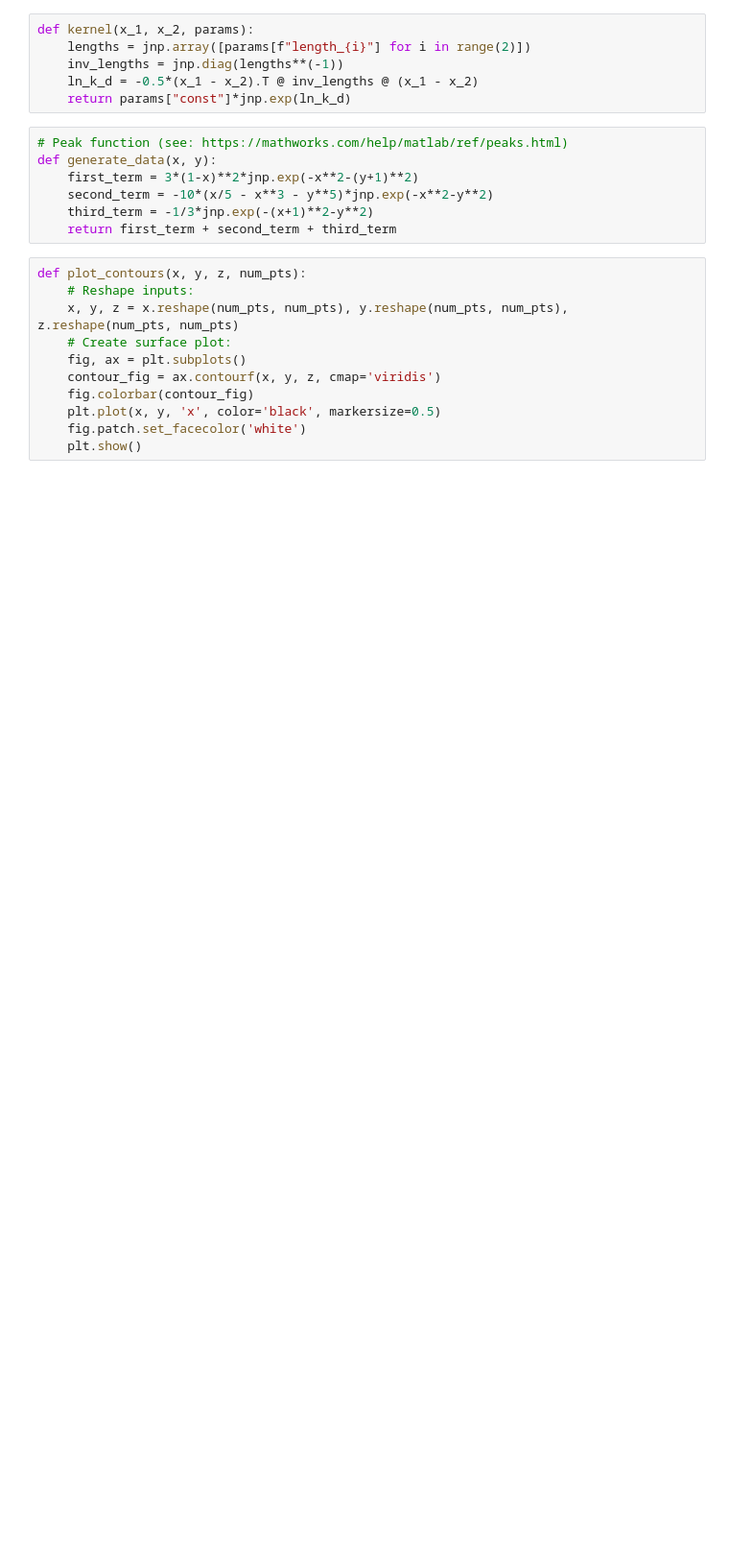
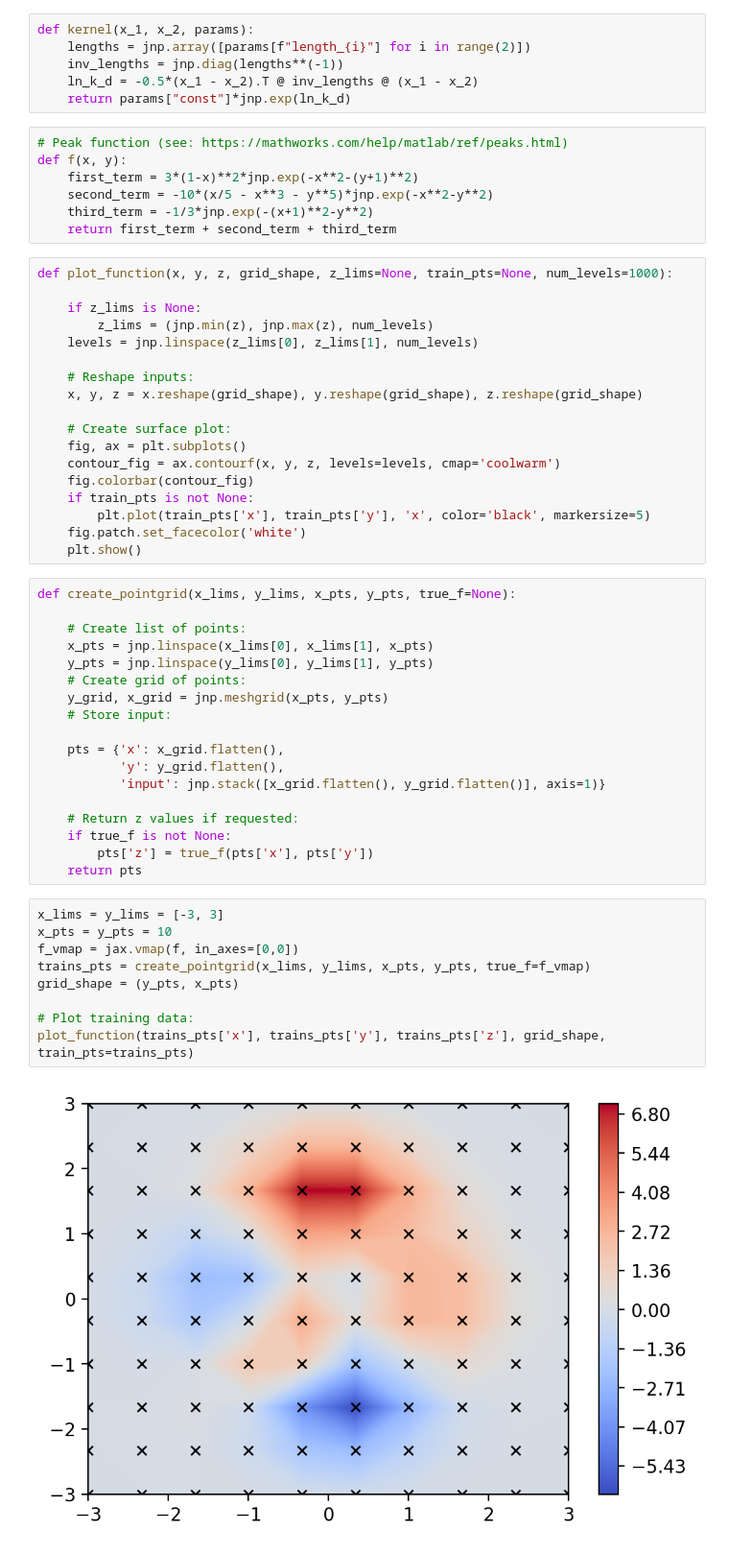
Before and after one commit to MABilton/surrojax_gp, a Jupyter notebook: gp_oed_surrogate/examples/grad_example.ipynb, the cells around one changed output. Shown at 96% size. Drawn from its saved outputs; the diff is of its cells as text; blank space fills up the shorter version.

```diff
--- a/gp_oed_surrogate/examples/grad_example.ipynb
+++ b/gp_oed_surrogate/examples/grad_example.ipynb
@@ -12,19 +16,55 @@ def kernel(x_1, x_2, params):
     return params["const"]*jnp.exp(ln_k_d)
 # %%
 # Peak function (see: https://mathworks.com/help/matlab/ref/peaks.html)
-def generate_data(x, y):
+def f(x, y):
     first_term = 3*(1-x)**2*jnp.exp(-x**2-(y+1)**2)
     second_term = -10*(x/5 - x**3 - y**5)*jnp.exp(-x**2-y**2)
     third_term = -1/3*jnp.exp(-(x+1)**2-y**2)
     return first_term + second_term + third_term
 # %%
-def plot_contours(x, y, z, num_pts):
+def plot_function(x, y, z, grid_shape, z_lims=None, train_pts=None, num_levels=1000):
+
+    if z_lims is None:
+        z_lims = (jnp.min(z), jnp.max(z), num_levels)
+    levels = jnp.linspace(z_lims[0], z_lims[1], num_levels)
+
     # Reshape inputs:
-    x, y, z = x.reshape(num_pts, num_pts), y.reshape(num_pts, num_pts), z.reshape(num_pts, num_pts)
+    x, y, z = x.reshape(grid_shape), y.reshape(grid_shape), z.reshape(grid_shape)
+
     # Create surface plot:
     fig, ax = plt.subplots()
-    contour_fig = ax.contourf(x, y, z, cmap='viridis')
+    contour_fig = ax.contourf(x, y, z, levels=levels, cmap='coolwarm')
     fig.colorbar(contour_fig)
-    plt.plot(x, y, 'x', color='black', markersize=0.5)
+    if train_pts is not None:
+        plt.plot(train_pts['x'], train_pts['y'], 'x', color='black', markersize=5)
     fig.patch.set_facecolor('white')
     plt.show()
+# %%
+def create_pointgrid(x_lims, y_lims, x_pts, y_pts, true_f=None):
+
+    # Create list of points:
+    x_pts = jnp.linspace(x_lims[0], x_lims[1], x_pts)
+    y_pts = jnp.linspace(y_lims[0], y_lims[1], y_pts)
+    # Create grid of points:
+    y_grid, x_grid = jnp.meshgrid(x_pts, y_pts)
+    # Store input:
+
+    pts = {'x': x_grid.flatten(),
+           'y': y_grid.flatten(),
+           'input': jnp.stack([x_grid.flatten(), y_grid.flatten()], axis=1)}
+
+    # Return z values if requested:
+    if true_f is not None:
+        pts['z'] = true_f(pts['x'], pts['y'])
+    return pts
+# %%
+x_lims = y_lims = [-3, 3]
+x_pts = y_pts = 10
+f_vmap = jax.vmap(f, in_axes=[0,0])
+trains_pts = create_pointgrid(x_lims, y_lims, x_pts, y_pts, true_f=f_vmap)
+grid_shape = (y_pts, x_pts)
+
+# Plot training data:
+plot_function(trains_pts['x'], trains_pts['y'], trains_pts['z'], grid_shape, train_pts=trains_pts)
+# %% [output]
+[figure, added]
```
Also changed, not shown: parts of 22 cells of this notebook, 3 other files.
